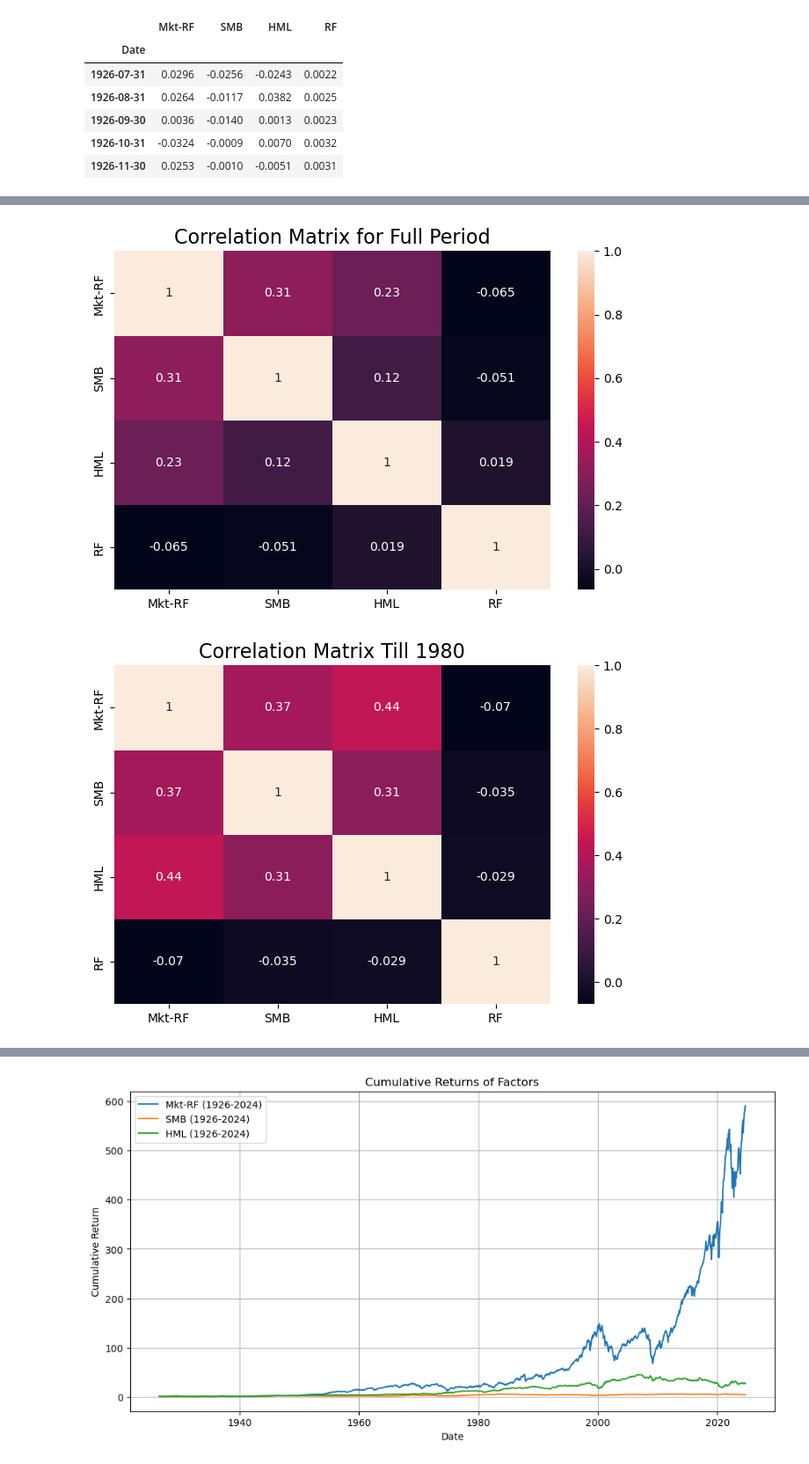
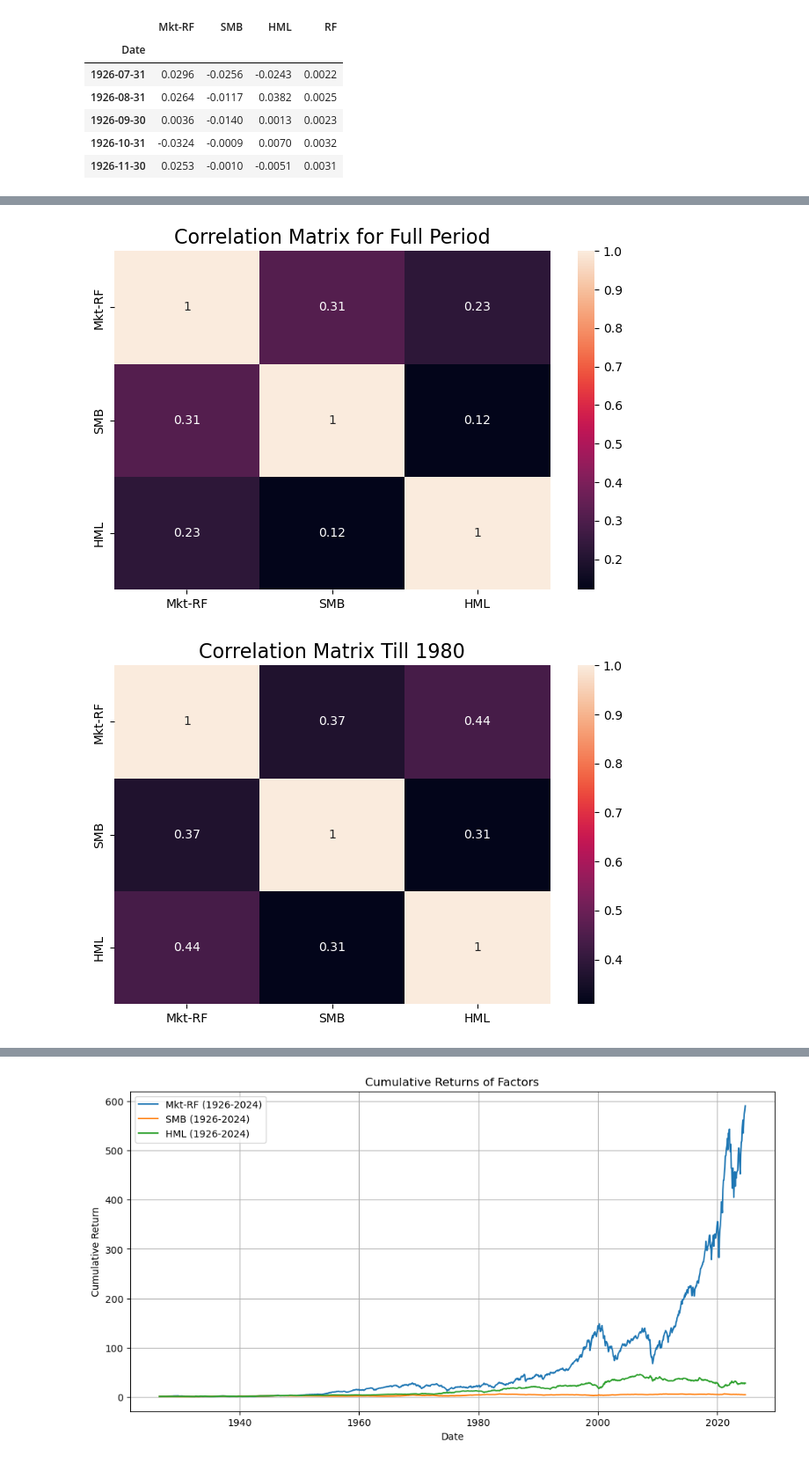
Before and after one commit to Anand-Nakhate/finm-portfolio-2024, a Jupyter notebook: homework/Solution_HW4.ipynb, the cells around one changed output, grey strips where cells are left out. Shown: that part at 88% size. Cells and saved outputs as stored; diff of their text form; code cells hidden in the pictures.

```diff
--- a/homework/Solution_HW4.ipynb
+++ b/homework/Solution_HW4.ipynb
@@ -103,26 +95,26 @@ This could indicate minimal returns from value investing, reflecting shifting ma
 # %%
 # 2.3
 def plot_correlation_matrix(df, title=None, max_min=False):
     fig, ax = plt.subplots(figsize=(8, 5))
     correlation_matrix = df.corr()
     sns.heatmap(correlation_matrix,
                 xticklabels=correlation_matrix.columns,
                 yticklabels=correlation_matrix.columns, annot=True, ax=ax)
     if title:
         ax.set_title(title, fontsize=16)
 
     if max_min:
         corrs = correlation_matrix.unstack().sort_values().to_frame('Corr')
         corrs = corrs[corrs['Corr'] != 1]
         corrs_max = corrs.index[-1]
         corrs_min = corrs.index[0]
         print(f'Max Correlation pair is {corrs_max}')
         print(f'Min Correlation pair is {corrs_min}')
 
-plot_correlation_matrix(df_factors, title="Correlation Matrix for Full Period")
-plot_correlation_matrix(df_factors.loc[:'1980-12-31'], title="Correlation Matrix Till 1980")
-plot_correlation_matrix(df_factors.loc['1981-01-01':'2001-12-31'], title="Correlation Matrix for 1981-2001")
-plot_correlation_matrix(df_factors.loc['2002-01-01':], title="Correlation Matrix for 2002-Present")
+plot_correlation_matrix(df_factors.drop(columns=['RF']), title="Correlation Matrix for Full Period")
+plot_correlation_matrix(df_factors.drop(columns=['RF']).loc[:'1980-12-31'], title="Correlation Matrix Till 1980")
+plot_correlation_matrix(df_factors.drop(columns=['RF']).loc['1981-01-01':'2001-12-31'], title="Correlation Matrix for 1981-2001")
+plot_correlation_matrix(df_factors.drop(columns=['RF']).loc['2002-01-01':], title="Correlation Matrix for 2002-Present")
 # %% [output]
-[figure, old version]
+[figure, new version]
-[figure, old version]
+[figure, new version]
```
Also changed, not shown: parts of 20 cells of this notebook, 2 other files.
